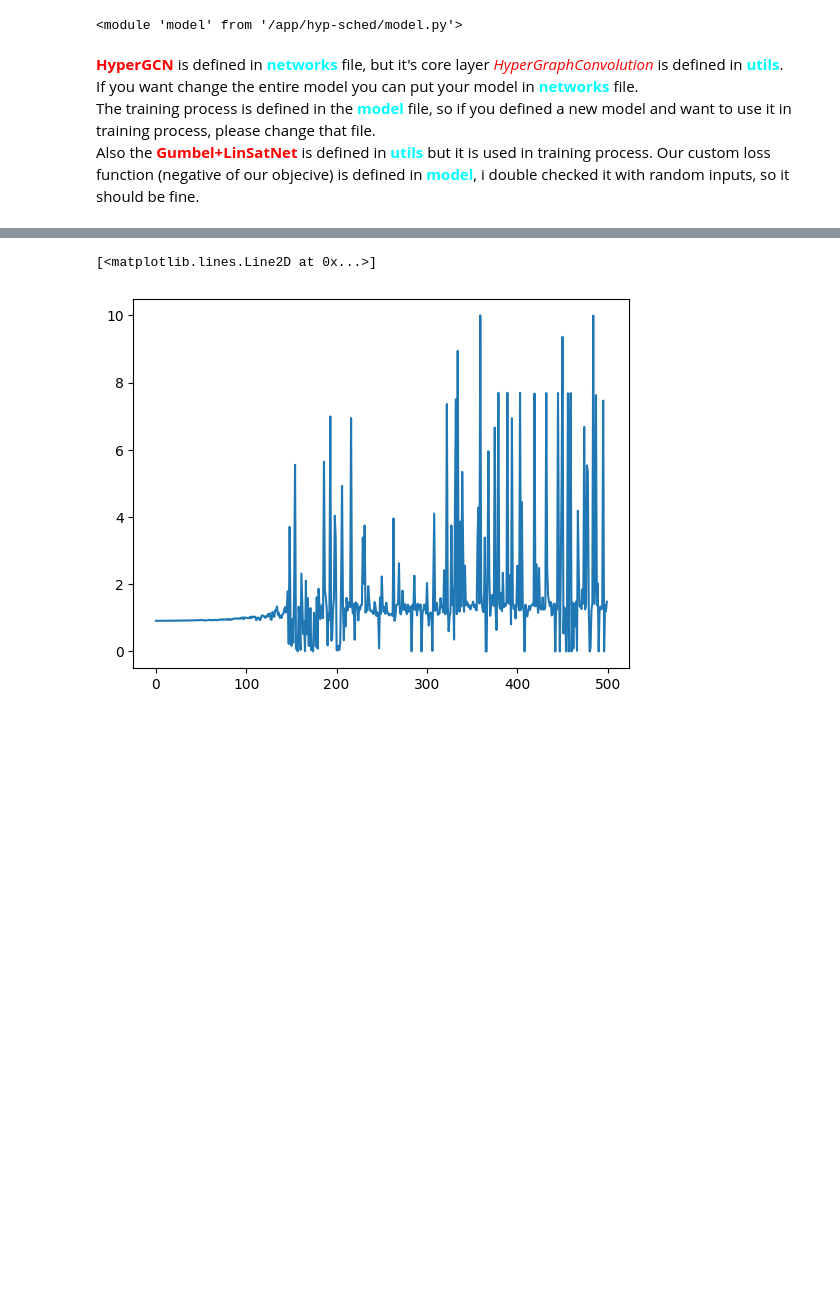
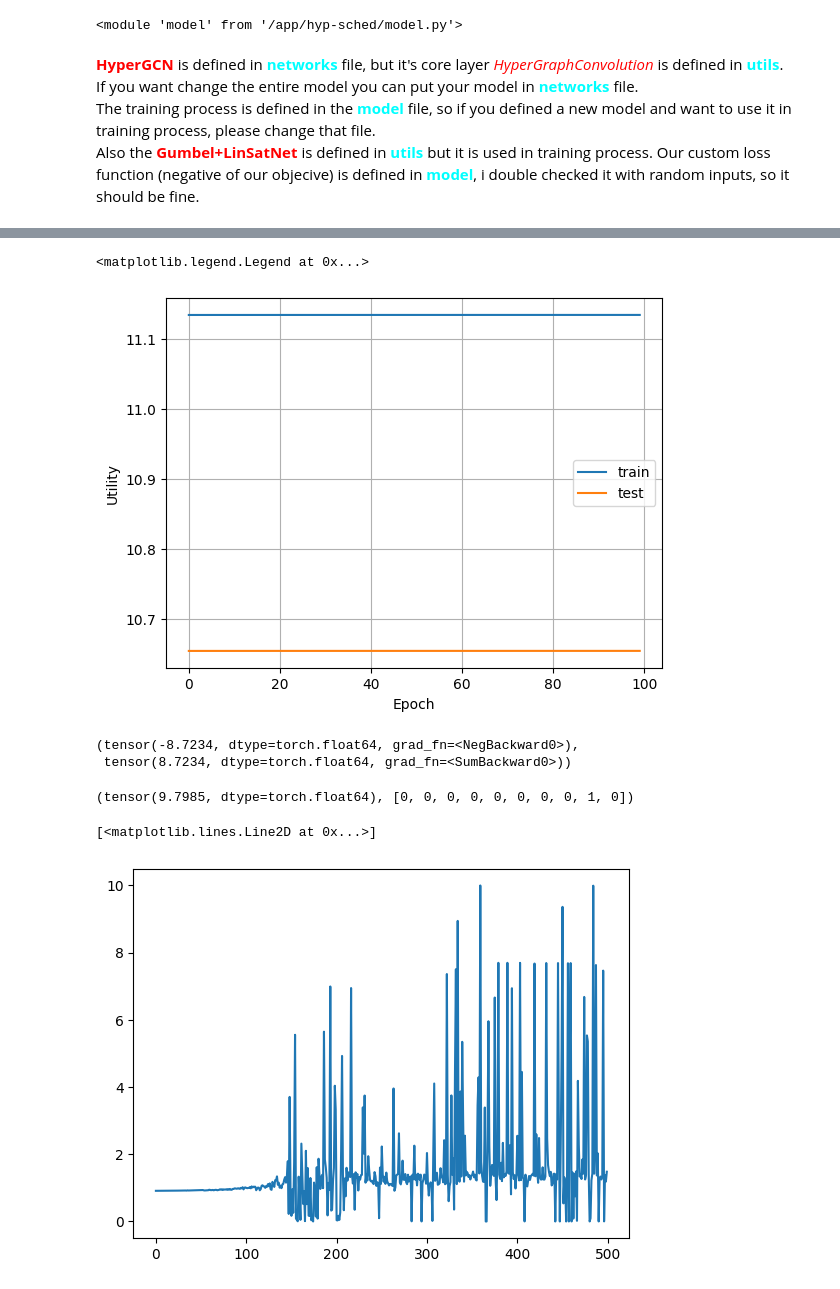
Before and after one commit to RostyslavUA/hyp-sched, a Jupyter notebook: playground.ipynb, the cells around one changed output, grey strips where cells are left out. Cells and saved outputs as stored; diff of their text form; code cells hidden in the pictures; blank space fills up the shorter version.

Commit message:
HGNN

```diff
--- a/playground.ipynb
+++ b/playground.ipynb
@@ -396,0 +200,38 @@ Epoch: 499, Utility: 1.4801081418991089
+# %%
+def HGNN(X, Dv_inv, De_inv, H, W, theta):
+    theta_1, theta_2, theta_3 = theta
+    Xbar1 = Dv_inv @ H @ W @ De_inv @ H.T @ Dv_inv @ X @ theta_1
+    X1 = torch.nn.functional.relu(Xbar1)
+    # import pdb; pdb.set_trace()
+    Xbar2 = Dv_inv @ H @ W @ De_inv @ H.T @ Dv_inv @ X1 @ theta_2
+    X2 = torch.nn.functional.relu(Xbar2)
+    Xbar3 = Dv_inv @ H @ W @ De_inv @ H.T @ Dv_inv @ X2 @ theta_3
+    X3 = torch.nn.functional.sigmoid(Xbar3)
+    return X3
+# %%
+loss_fn = CustomLoss()
+# %%
+theta_HGNN = get_learnable_parameters(V_H)
+optimizer = torch.optim.Adam(theta_HGNN, lr=0.01)
+# %%
+train_utility = []
+test_utility = []
+for hyp in hyps_train:
+    X = hyp["I"]
+    Dv_inv = hyp["Dv_inv"]
+    De_inv = hyp["De_inv"]
+    H = hyp["H"]
+    W = hyp["W"]
+    Z = HGNN(X, Dv_inv, De_inv, H, W, theta_HGNN)
+    loss, utility = loss_fn(Z, X, N)
+    train_utility.append(utility)
+for hyp in hyps_test:
+    X = hyp["I"]
+    Dv_inv = hyp["Dv_inv"]
+    De_inv = hyp["De_inv"]
+    H = hyp["H"]
+    W = hyp["W"]
+    Z = HGNN(X, Dv_inv, De_inv, H, W, theta_HGNN)
+    loss, utility = loss_fn(Z, X, N)
+    test_utility.append(utility)
+print(f"Utilities before training. Train: {torch.stack(train_utility).mean()}, Test: {torch.stack(test_utility).mean()}")
@@ -399,3 +317,22 @@ import matplotlib.pyplot as plt
+# %%
+plt.plot(torch.stack(train_utility).detach().numpy(), label='train')
+plt.plot(torch.stack(test_utility).detach().numpy(), label='test')
+plt.xlabel('Epoch')
+plt.ylabel('Utility')
+plt.grid()
+plt.legend()
+# %% [output]
+<matplotlib.legend.Legend at 0x...>
+[figure, added]
+# %%
+loss_fn(Z, X, N)
+# %% [output]
+(tensor(-8.7234, dtype=torch.float64, grad_fn=<NegBackward0>),
+ tensor(8.7234, dtype=torch.float64, grad_fn=<SumBackward0>))
+# %%
+exh_solver(V_H, None, V_H*[N], X, list(hyp['E'].values()))
+# %% [output]
+(tensor(9.7985, dtype=torch.float64), [0, 0, 0, 0, 0, 0, 0, 0, 1, 0])
 # %%
 plt.plot(torch.stack(HyperGCN['utility']).detach().numpy())
 # %% [output]
```
Also changed, not shown: parts of 14 cells of this notebook.
